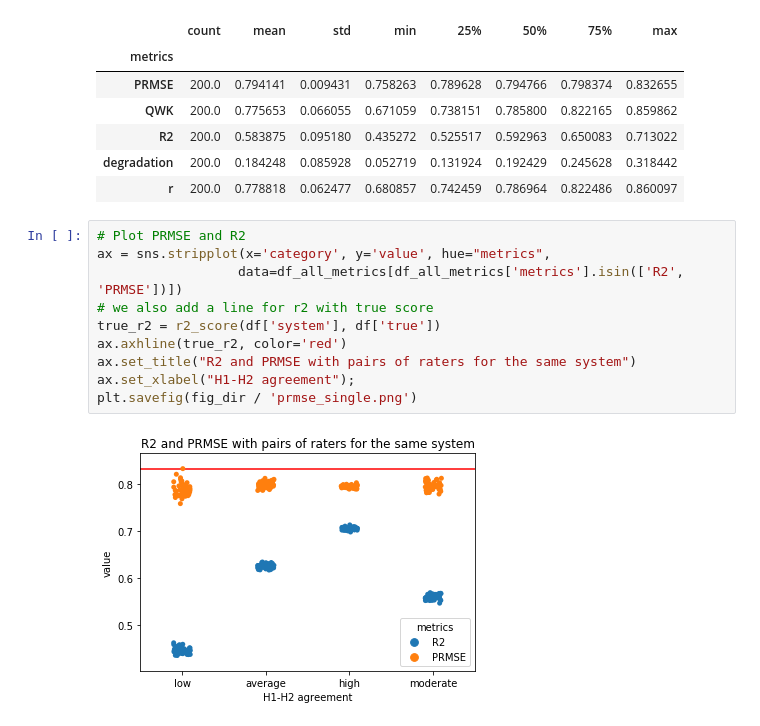
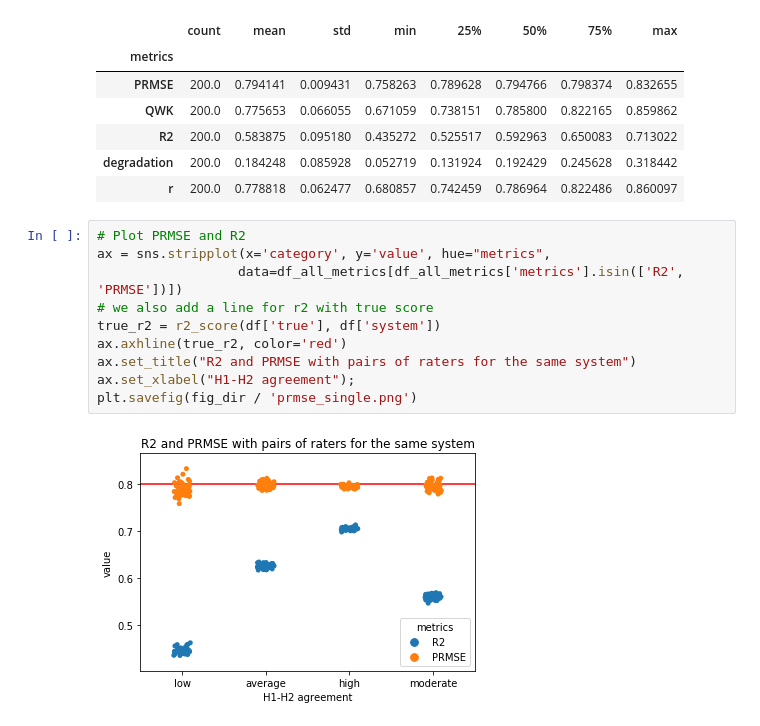
Before and after one commit to EducationalTestingService/prmse-simulations, a Jupyter notebook: notebooks/exp_1A2H.ipynb, the cells around one changed output. Saved outputs shown, nothing was run; the diff lists cells and outputs as text.

```diff
--- a/notebooks/exp_1A2H.ipynb
+++ b/notebooks/exp_1A2H.ipynb
@@ -143,12 +143,12 @@ df_all_metrics.groupby('metrics')['value'].describe()
 # %%
 # Plot PRMSE and R2
 ax = sns.stripplot(x='category', y='value', hue="metrics",
                   data=df_all_metrics[df_all_metrics['metrics'].isin(['R2', 'PRMSE'])])
 # we also add a line for r2 with true score
-true_r2 = r2_score(df['system'], df['true'])
+true_r2 = r2_score(df['true'], df['system'])
 ax.axhline(true_r2, color='red')
 ax.set_title("R2 and PRMSE with pairs of raters for the same system")
 ax.set_xlabel("H1-H2 agreement");
 plt.savefig(fig_dir / 'prmse_single.png')
 # %% [output]
-[figure, old version]
+[figure, new version]
```
Also changed, not shown: 2 other files.
